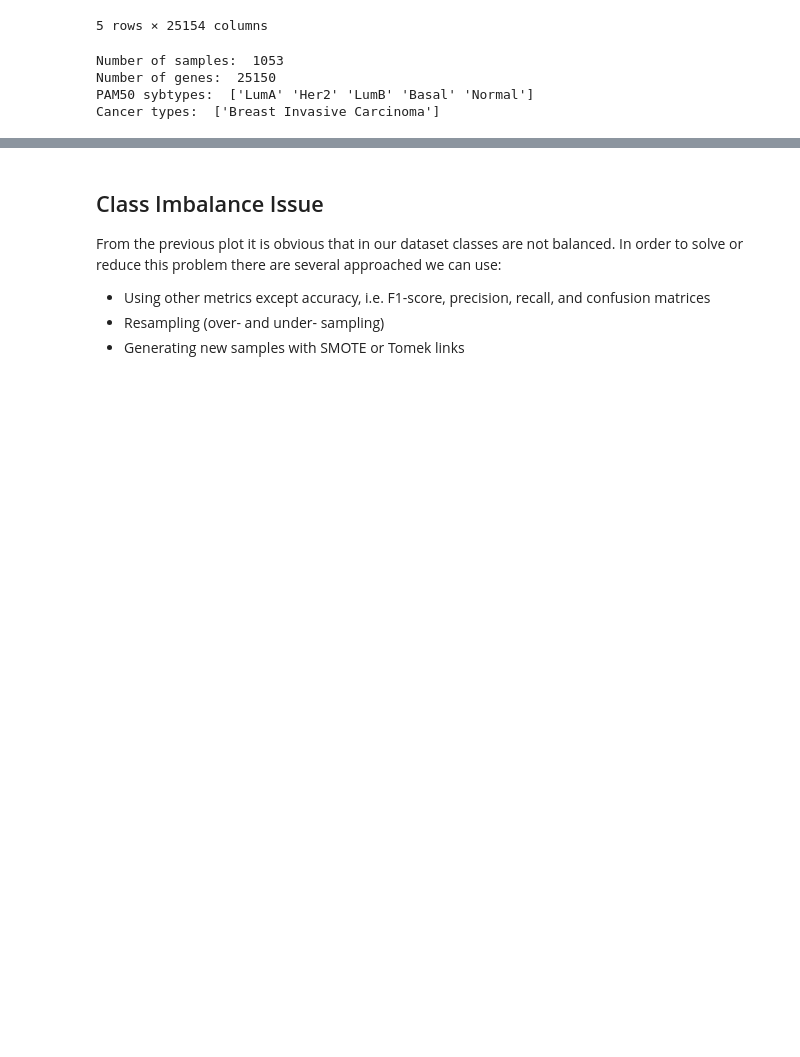
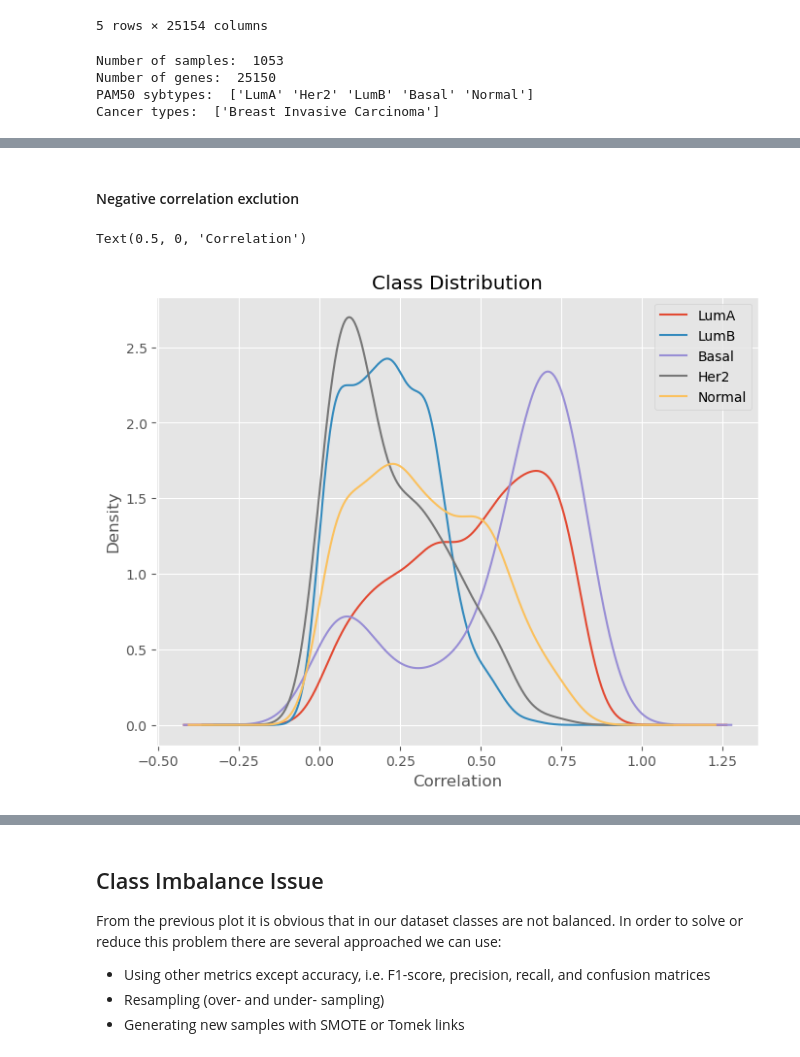
Before and after one commit to ivamilojkovic/ML-GeneExpression-CancerSubtype-Classification, a Jupyter notebook: src/data_exploration.ipynb, the cells around one changed output, grey strips where cells are left out. Saved outputs shown, nothing was run; the diff lists cells and outputs as text; code cells hidden in the pictures; blank space fills up the shorter version.

```diff
--- a/src/data_exploration.ipynb
+++ b/src/data_exploration.ipynb
@@ -50,0 +357,17 @@ Cancer types:  ['Breast Invasive Carcinoma']
+# %% [markdown]
+#### Negative correlation exclution
+# %%
+# Interpretation of negative correlations as having no correlation
+
+multilabel_dataset['LumA'][multilabel_dataset['LumA'] >= 0].plot(kind='kde')
+multilabel_dataset['LumB'][multilabel_dataset['LumB'] >= 0].plot(kind='kde')
+multilabel_dataset['Basal'][multilabel_dataset['Basal'] >= 0].plot(kind='kde')
+multilabel_dataset['Her2'][multilabel_dataset['Her2'] >= 0].plot(kind='kde')
+multilabel_dataset['Normal'][multilabel_dataset['Normal'] >= 0].plot(kind='kde')
+
+plt.legend(['LumA', 'LumB', 'Basal', 'Her2', 'Normal'])
+plt.title('Class Distribution')
+plt.xlabel('Correlation')
+# %% [output]
+Text(0.5, 0, 'Correlation')
+[figure, added]
```
Also changed, not shown: parts of 31 cells of this notebook, 9 other files.
